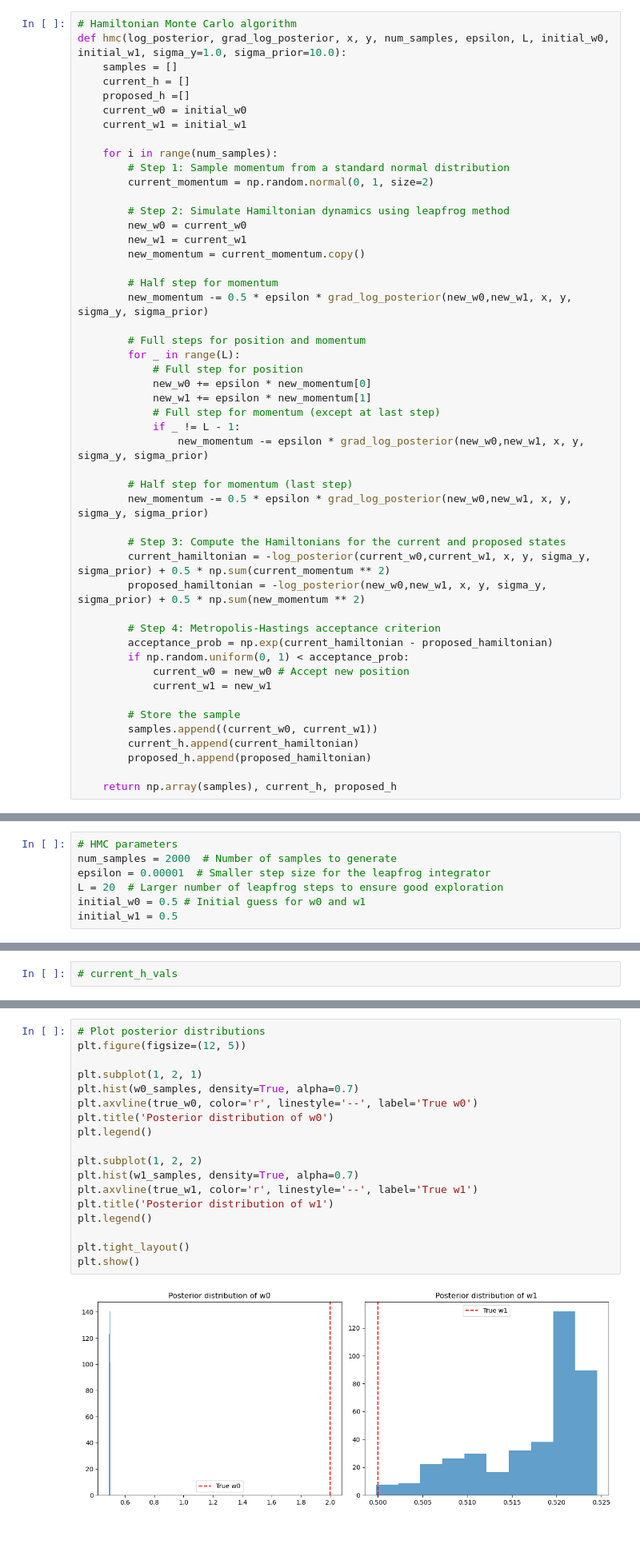
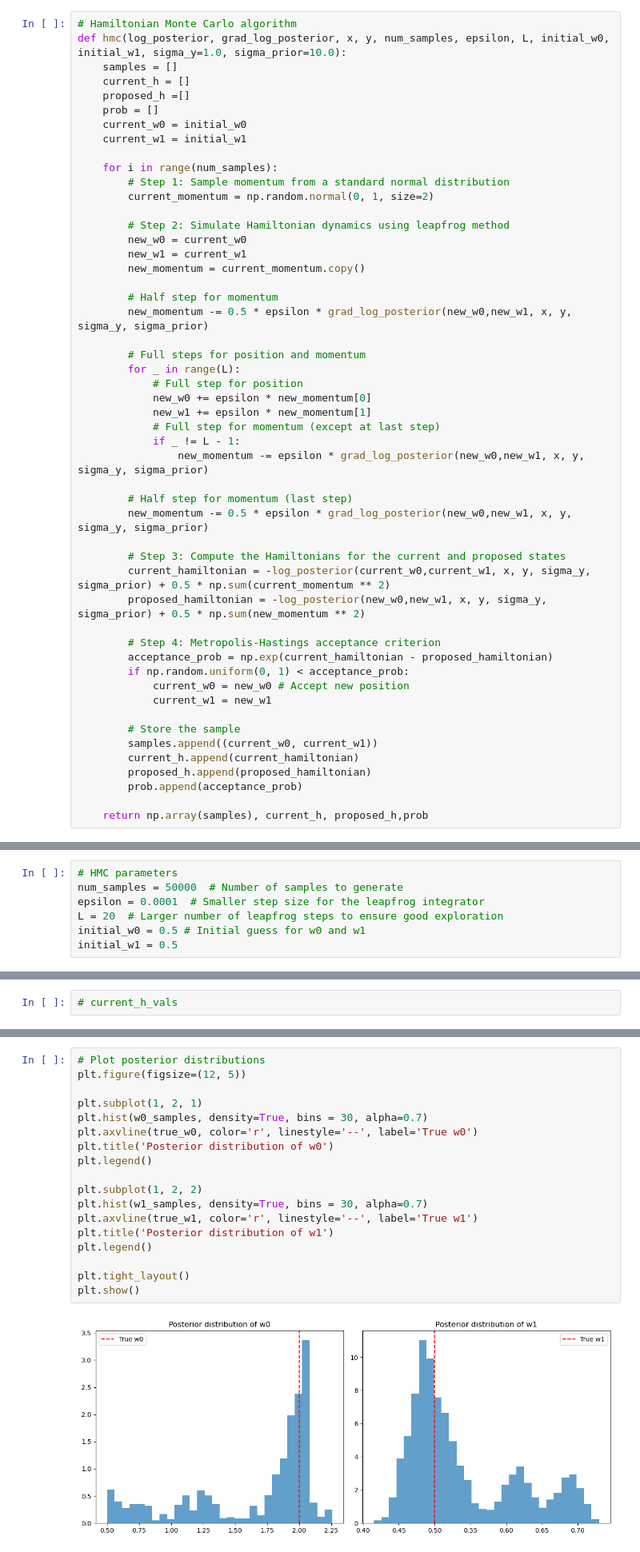
Before and after one commit to Gayara-Fernando/Bayes_computations, a Jupyter notebook: HMC_simple_linear_regression.ipynb, the cells around one changed output, grey strips where cells are left out. Shown at 80% size. Drawn from its saved outputs; the diff is of its cells as text.

```diff
--- a/HMC_simple_linear_regression.ipynb
+++ b/HMC_simple_linear_regression.ipynb
@@ -95,6 +95,7 @@ def hmc(log_posterior, grad_log_posterior, x, y, num_samples, epsilon, L, initia
     samples = []
     current_h = []
     proposed_h =[]
+    prob = []
     current_w0 = initial_w0
     current_w1 = initial_w1
 
@@ -136,5 +137,6 @@ def hmc(log_posterior, grad_log_posterior, x, y, num_samples, epsilon, L, initia
         samples.append((current_w0, current_w1))
         current_h.append(current_hamiltonian)
         proposed_h.append(proposed_hamiltonian)
+        prob.append(acceptance_prob)
 
-    return np.array(samples), current_h, proposed_h
+    return np.array(samples), current_h, proposed_h,prob
@@ -155,7 +143,7 @@ array([-0.26465683,  2.72016917])
 # %%
 # HMC parameters
-num_samples = 2000  # Number of samples to generate
-epsilon = 0.00001  # Smaller step size for the leapfrog integrator
+num_samples = 50000  # Number of samples to generate
+epsilon = 0.0001  # Smaller step size for the leapfrog integrator
 L = 20  # Larger number of leapfrog steps to ensure good exploration
 initial_w0 = 0.5 # Initial guess for w0 and w1
 initial_w1 = 0.5
@@ -191,20 +182,20 @@ array([0.49981528, 0.49977452, 0.49990402, ..., 0.52163467, 0.52142739,
 # %%
 # Plot posterior distributions
 plt.figure(figsize=(12, 5))
 
 plt.subplot(1, 2, 1)
-plt.hist(w0_samples, density=True, alpha=0.7)
+plt.hist(w0_samples, density=True, bins = 30, alpha=0.7)
 plt.axvline(true_w0, color='r', linestyle='--', label='True w0')
 plt.title('Posterior distribution of w0')
 plt.legend()
 
 plt.subplot(1, 2, 2)
-plt.hist(w1_samples, density=True, alpha=0.7)
+plt.hist(w1_samples, density=True, bins = 30, alpha=0.7)
 plt.axvline(true_w1, color='r', linestyle='--', label='True w1')
 plt.title('Posterior distribution of w1')
 plt.legend()
 
 plt.tight_layout()
 plt.show()
 # %% [output]
-[figure, old version]
+[figure, new version]
```
Also changed, not shown: parts of 8 cells of this notebook.
